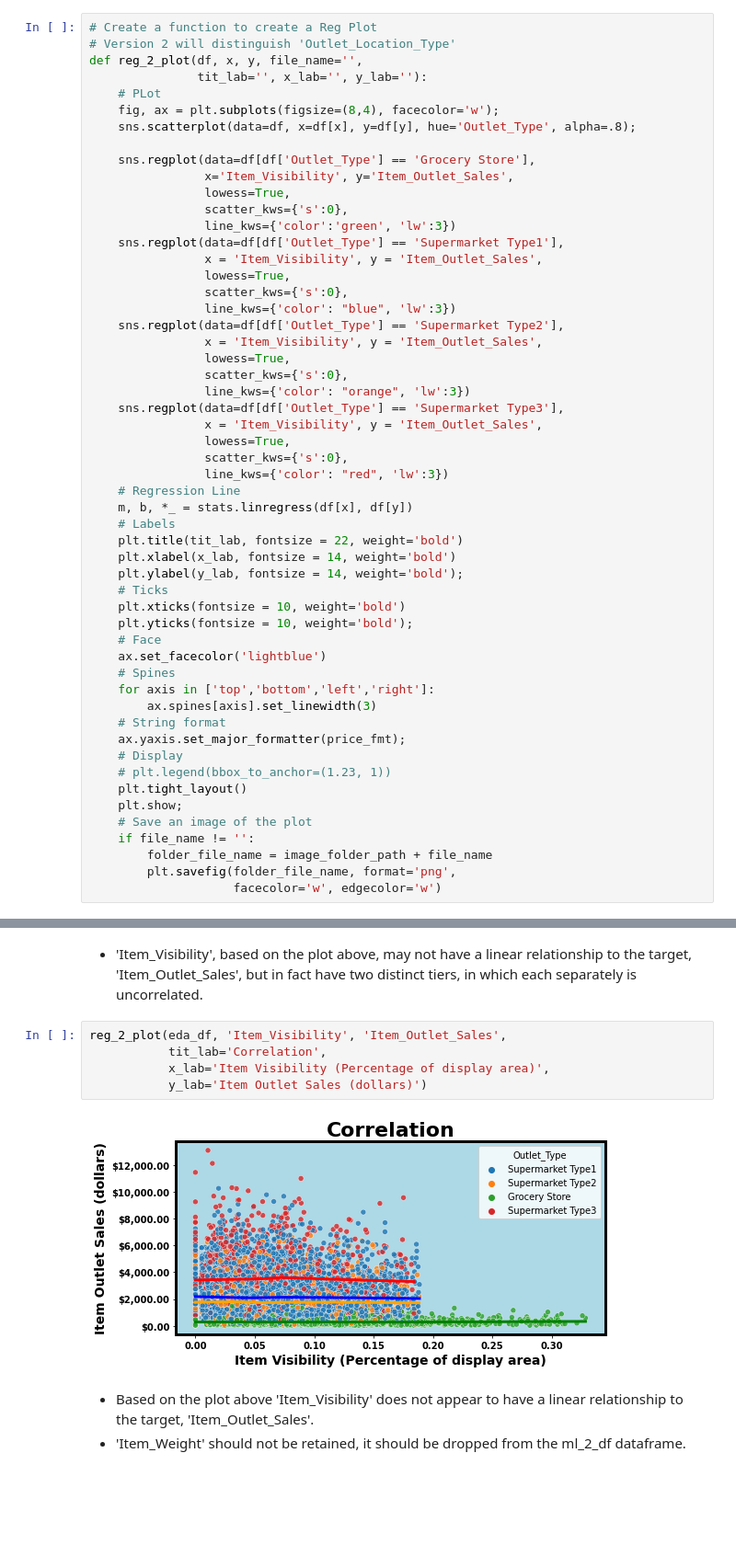
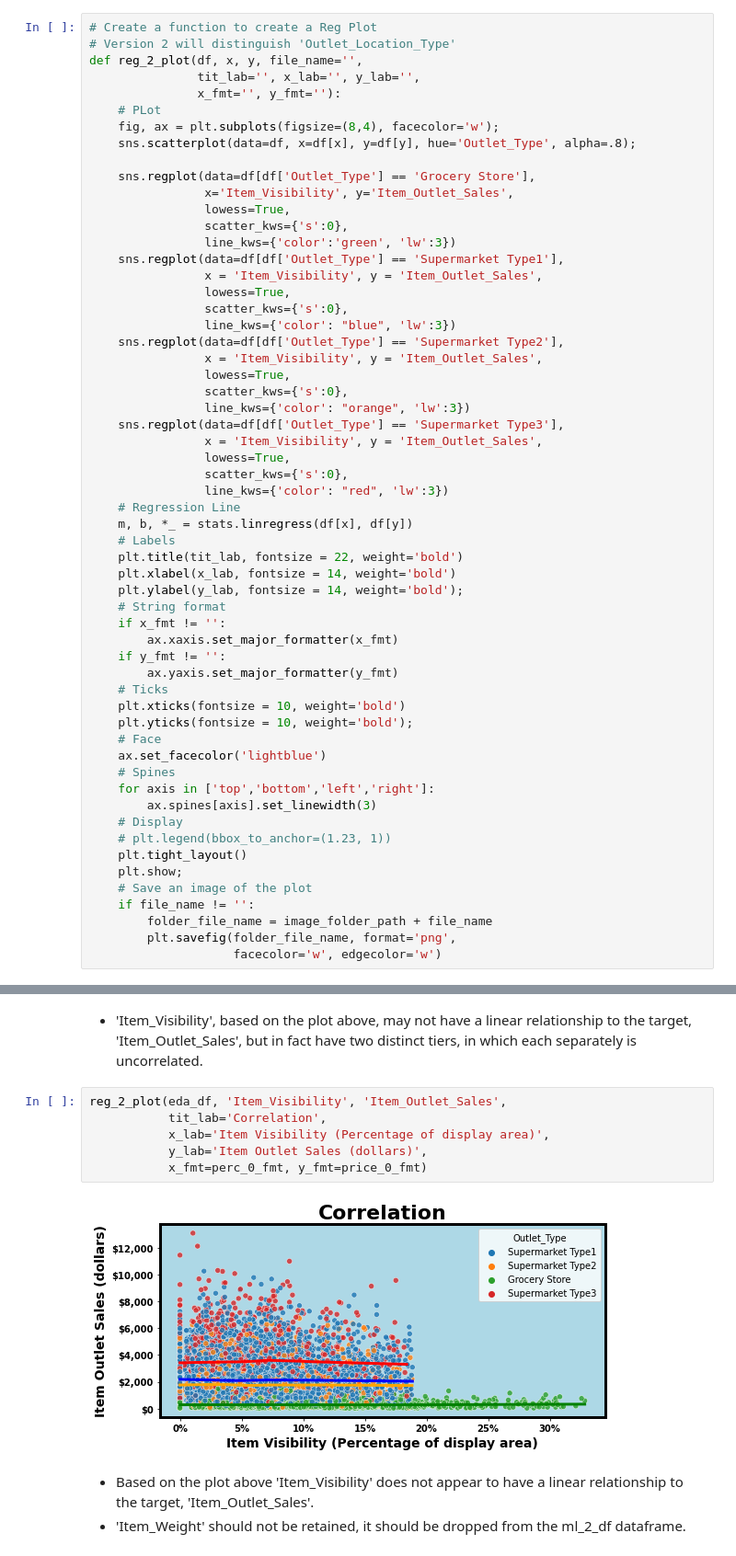
Before and after one commit to YBilodeau/Regression---Prediction-of-Grocery-Sales, a Jupyter notebook: Regression_Prediction_of_Grocery_Sales_.ipynb, the cells around one changed output, grey strips where cells are left out. Shown at 92% size. Saved outputs shown, nothing was run; the diff lists cells and outputs as text; blank space fills up the shorter version.

```diff
--- a/Regression_Prediction_of_Grocery_Sales_.ipynb
+++ b/Regression_Prediction_of_Grocery_Sales_.ipynb
@@ -946,7 +950,8 @@ def reg_plot(df, x, y, file_name='',
 # Create a function to create a Reg Plot
 # Version 2 will distinguish 'Outlet_Location_Type'
 def reg_2_plot(df, x, y, file_name='',
-               tit_lab='', x_lab='', y_lab=''):
+               tit_lab='', x_lab='', y_lab='',
+               x_fmt='', y_fmt=''):
     # PLot
     fig, ax = plt.subplots(figsize=(8,4), facecolor='w');
     sns.scatterplot(data=df, x=df[x], y=df[y], hue='Outlet_Type', alpha=.8);
@@ -977,6 +982,11 @@ def reg_2_plot(df, x, y, file_name='',
     plt.title(tit_lab, fontsize = 22, weight='bold')
     plt.xlabel(x_lab, fontsize = 14, weight='bold')
     plt.ylabel(y_lab, fontsize = 14, weight='bold');
+    # String format
+    if x_fmt != '':
+        ax.xaxis.set_major_formatter(x_fmt)
+    if y_fmt != '':
+        ax.yaxis.set_major_formatter(y_fmt)
     # Ticks
     plt.xticks(fontsize = 10, weight='bold')
     plt.yticks(fontsize = 10, weight='bold');
@@ -985,8 +995,6 @@ def reg_2_plot(df, x, y, file_name='',
     # Spines
     for axis in ['top','bottom','left','right']:
         ax.spines[axis].set_linewidth(3)
-    # String format
-    ax.yaxis.set_major_formatter(price_fmt);
     # Display
     # plt.legend(bbox_to_anchor=(1.23, 1))
     plt.tight_layout()
@@ -2268,10 +2254,11 @@ reg_plot(eda_df, 'Item_Visibility', 'Item_Outlet_Sales',
 # %%
 reg_2_plot(eda_df, 'Item_Visibility', 'Item_Outlet_Sales',
            tit_lab='Correlation',
            x_lab='Item Visibility (Percentage of display area)',
-           y_lab='Item Outlet Sales (dollars)')
+           y_lab='Item Outlet Sales (dollars)',
+           x_fmt=perc_0_fmt, y_fmt=price_0_fmt)
 # %% [output]
-[figure, old version]
+[figure, new version]
 # %% [markdown]
 - Based on the plot above 'Item_Visibility' does not appear to have a linear relationship to the target, 'Item_Outlet_Sales'.
 - 'Item_Weight' should not be retained, it should be dropped from the ml_2_df dataframe.
```
Also changed, not shown: parts of 11 cells of this notebook, 1 other file.
